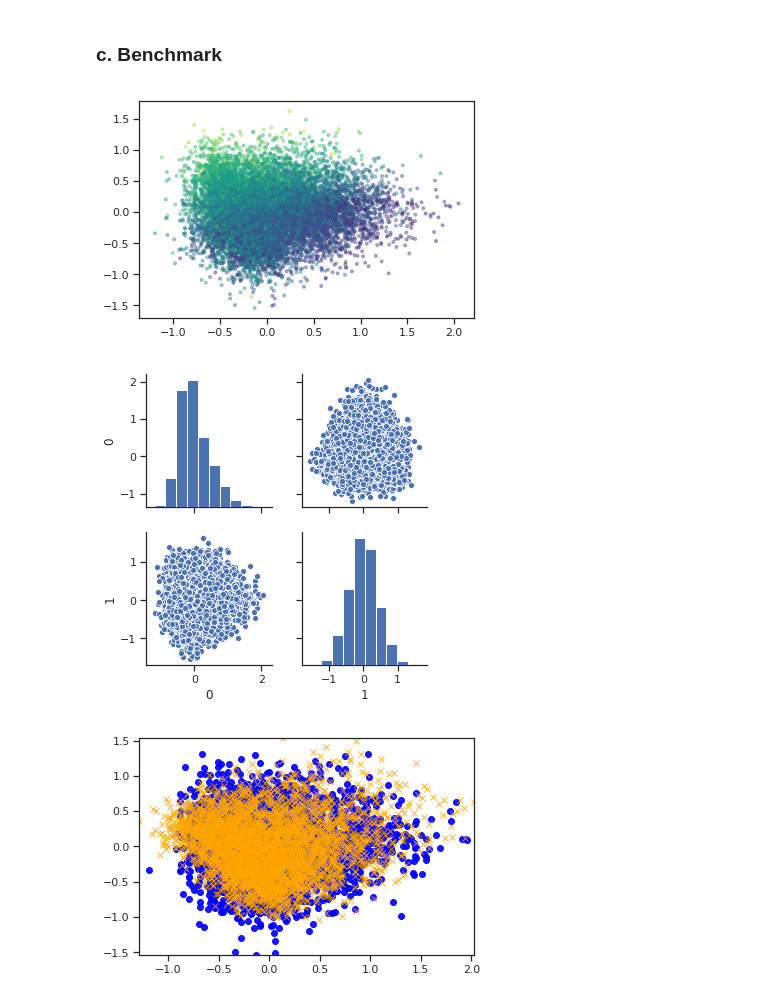
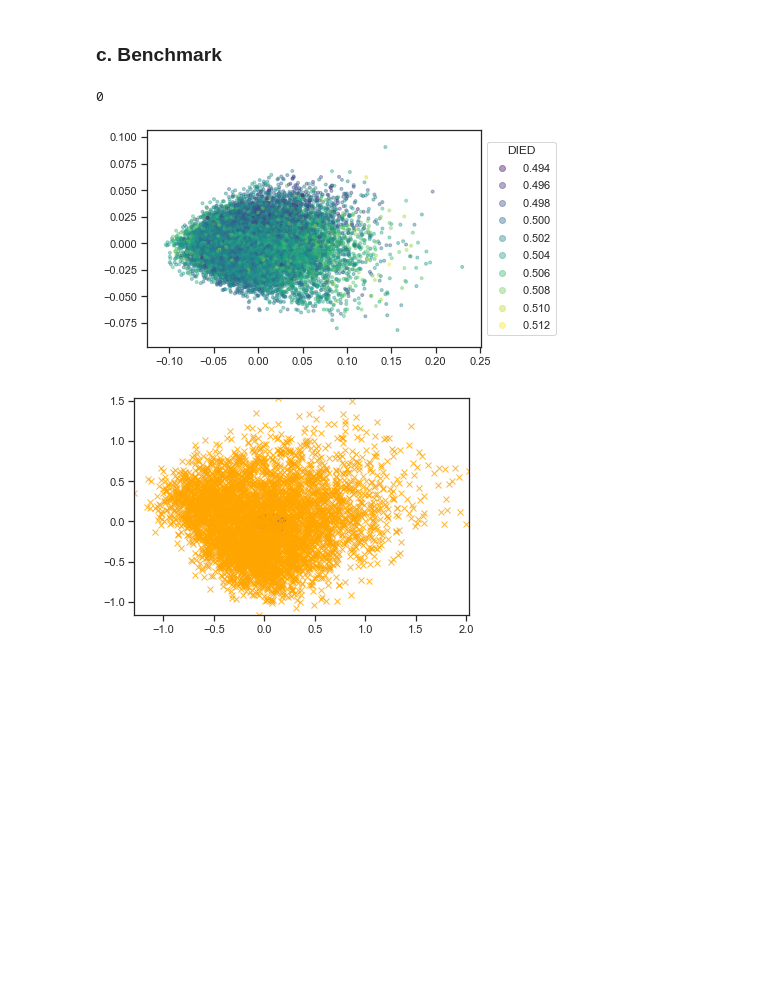
Before and after one commit to Didayolo/generators, a Jupyter notebook: vae_benchmark.ipynb, the cells around one changed output. Saved outputs shown, nothing was run; the diff lists cells and outputs as text; code cells hidden in the pictures; blank space fills up the shorter version.

```diff
--- a/vae_benchmark.ipynb
+++ b/vae_benchmark.ipynb
@@ -49,0 +44,8 @@ ad.plot(pca_tr, pca_te)
+# %%
+nb_to_plot = min(train.shape[0], 5000)
+
+pca = train.pca(n_components=2).plot(c=train.get_data('y'))
+
+pca_tr = train.pca(n_components=2)[:nb_to_plot]
+pca_te = test.pca(n_components=2)[:nb_to_plot]
+apd.plot(pca_tr, pca_te)
@@ -53,23 +62,22 @@ ad.plot(pca_tr, pca_te)
 batch_size=128
 epochs=20
 
-model = ad.generators.VAE(original_dim, intermediate_dim=256, latent_dim=4)
+model = apd.generators.VAE(original_dim, intermediate_dim=[256, 64], latent_dim=8)
 vae, encoder, decoder = model.get_vae(), model.get_encoder(), model.get_decoder()
 
-columns = x_train.columns
-x_train_np, x_test_np = x_train.as_matrix(), x_test.as_matrix()
+columns = train.columns
+test_np = test.as_matrix()
 
-vae.fit(x_train_np,
-        x_train_np,
-        shuffle=True,
-        epochs=epochs,
-        batch_size=batch_size,
-        validation_data=(x_test_np, x_test_np))
+model.fit(train,
+          shuffle=True,
+          epochs=epochs,
+          batch_size=batch_size,
+          validation_data=(test_np, test_np))
 
 # display a 2D plot of the digit classes in the latent space
-z_test = encoder.predict(x_test_np, batch_size=batch_size)
+z_test = encoder.predict(test_np, batch_size=batch_size)
 plt.figure(figsize=(6, 6))
-plt.scatter(z_test[:, 0], z_test[:, 1], c=c_te,
+plt.scatter(z_test[:, 0], z_test[:, 1], c=np.array(test.get_data('y').T).ravel(),
             alpha=.4, s=3**2, cmap='viridis')
 plt.colorbar()
 plt.show()
@@ -96,7 +104,5 @@ Epoch 20/20
 ### c. Benchmark
 # %%
 # Generate samples
-n = x_test.shape[0]
-x_decoded_np = model.sample(n, loc=0, scale=24)
-
-x_decoded, x_test = ad.AutoData(x_decoded_np, columns=columns), ad.AutoData(x_test_np, columns=columns)
+n = test.shape[0]
+decoded = model.sample(n, loc=0, scale=2)
@@ -105,13 +109,14 @@ x_decoded, x_test = ad.AutoData(x_decoded_np, columns=columns), ad.AutoData(x_te
+# %%
+decoded.distance(test)
+# %% [output]
+0
 # %%
-x_decoded.set_class('DIED')
-c_dec = np.array(x_decoded.get_data('y').T).ravel()
-pca = x_decoded.pca(n_components=2).plot(c=c_dec)
+pca = decoded.pca(n_components=2).plot(c=decoded.get_data('y'))
 
-pca_dec = x_decoded.pca(n_components=2)[:4000]
-pca_te = x_test.pca(n_components=2)[:4000]
-ad.plot(pca_dec, pca_te)
+pca_dec = decoded.pca(n_components=2)[:nb_to_plot]
+pca_te = test.pca(n_components=2)[:nb_to_plot]
+apd.plot(pca_dec, pca_te)
 # %% [output]
-[figure, old version]
+[figure, new version]
-[figure, old version]
+[figure, new version]
-[figure, removed]
 # %%
```
Also changed, not shown: parts of 12 cells of this notebook.
